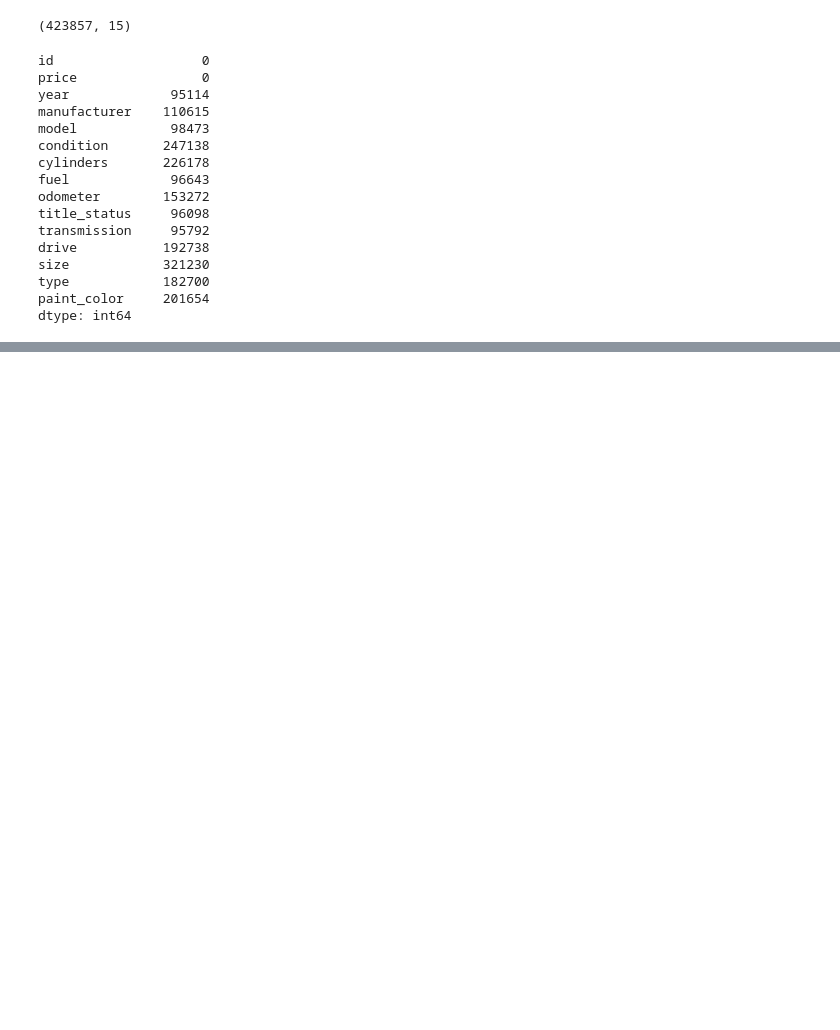
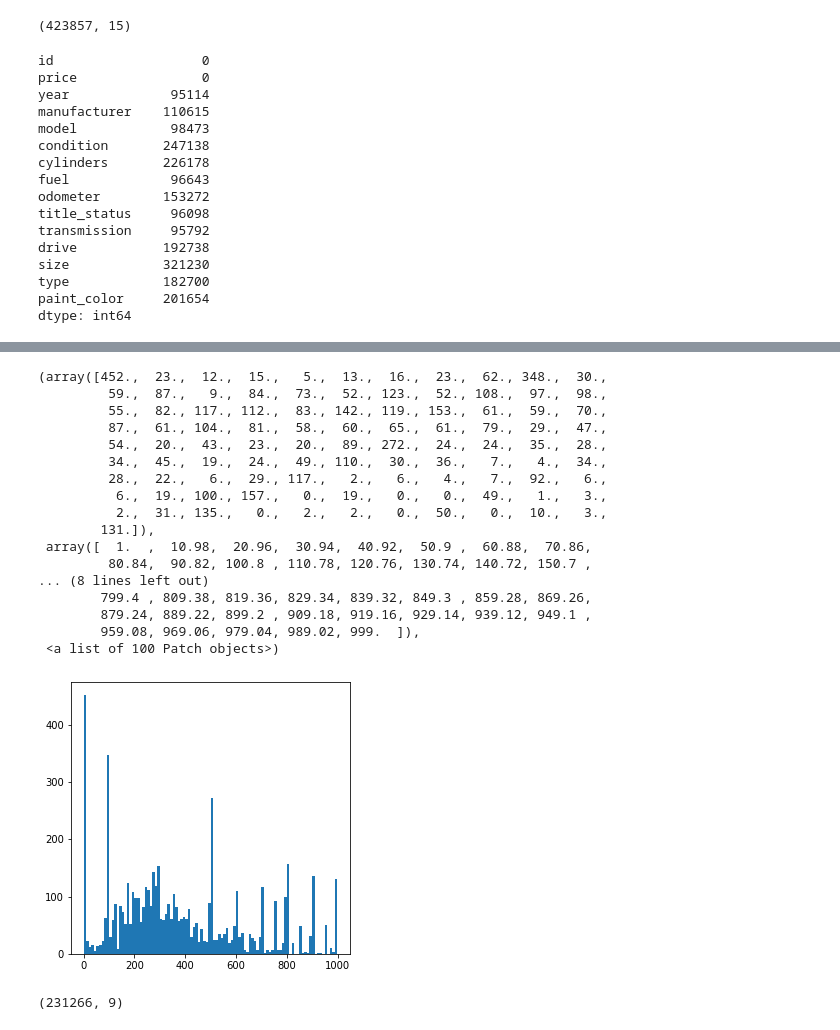
Before and after one commit to sathvikaithala/Craigslist-ETL, a Jupyter notebook: craigslist-etl.ipynb, the cells around one changed output, grey strips where cells are left out. Cells and saved outputs as stored; diff of their text form; code cells hidden in the pictures; blank space fills up the shorter version.

```diff
--- a/craigslist-etl.ipynb
+++ b/craigslist-etl.ipynb
@@ -198,0 +487,9 @@ dtype: int64
+# %%
+# We can create a dataframe for the cheap listings to simplify the code in the next few cells.
+
+cheap_df = clean_listings_df[clean_listings_df['price']<1000]
+
+#fig = plt.figure(figsize=(5,5))
+#plt.hist(cheap_df,10)
+
+cheap_df.describe()
@@ -198,0 +506,34 @@ dtype: int64
+# %%
+# Let's look at the histogram distribution broken out by every $10 within the first $1,000.
+
+fig = plt.figure(figsize=(5,5))
+plt.hist(cheap_df['price'],100)
+# %% [output]
+(array([452.,  23.,  12.,  15.,   5.,  13.,  16.,  23.,  62., 348.,  30.,
+         59.,  87.,   9.,  84.,  73.,  52., 123.,  52., 108.,  97.,  98.,
+         55.,  82., 117., 112.,  83., 142., 119., 153.,  61.,  59.,  70.,
+         87.,  61., 104.,  81.,  58.,  60.,  65.,  61.,  79.,  29.,  47.,
+         54.,  20.,  43.,  23.,  20.,  89., 272.,  24.,  24.,  35.,  28.,
+         34.,  45.,  19.,  24.,  49., 110.,  30.,  36.,   7.,   4.,  34.,
+         28.,  22.,   6.,  29., 117.,   2.,   6.,   4.,   7.,  92.,   6.,
+          6.,  19., 100., 157.,   0.,  19.,   0.,   0.,  49.,   1.,   3.,
+          2.,  31., 135.,   0.,   2.,   2.,   0.,  50.,   0.,  10.,   3.,
+        131.]),
+ array([  1.  ,  10.98,  20.96,  30.94,  40.92,  50.9 ,  60.88,  70.86,
+         80.84,  90.82, 100.8 , 110.78, 120.76, 130.74, 140.72, 150.7 ,
+... (8 lines left out)
+        799.4 , 809.38, 819.36, 829.34, 839.32, 849.3 , 859.28, 869.26,
+        879.24, 889.22, 899.2 , 909.18, 919.16, 929.14, 939.12, 949.1 ,
+        959.08, 969.06, 979.04, 989.02, 999.  ]),
+ <a list of 100 Patch objects>)
+[figure, added]
+# %%
+# We see spikes in listings at $1, $100, $250, $500, and $800.
+# Since we are looking at vehicle listings, it is reasonable to limit the lower end at $250
+
+clean_listings_df = clean_listings_df[clean_listings_df['price']>250]
+clean_listings_df.shape
+
+# We have now cut down the list to 231,226 listings(-0.9%) ranging in price from $250 to $100,000.
+# %% [output]
+(231266, 9)
```
Also changed, not shown: parts of 38 cells of this notebook, 1 other file.
